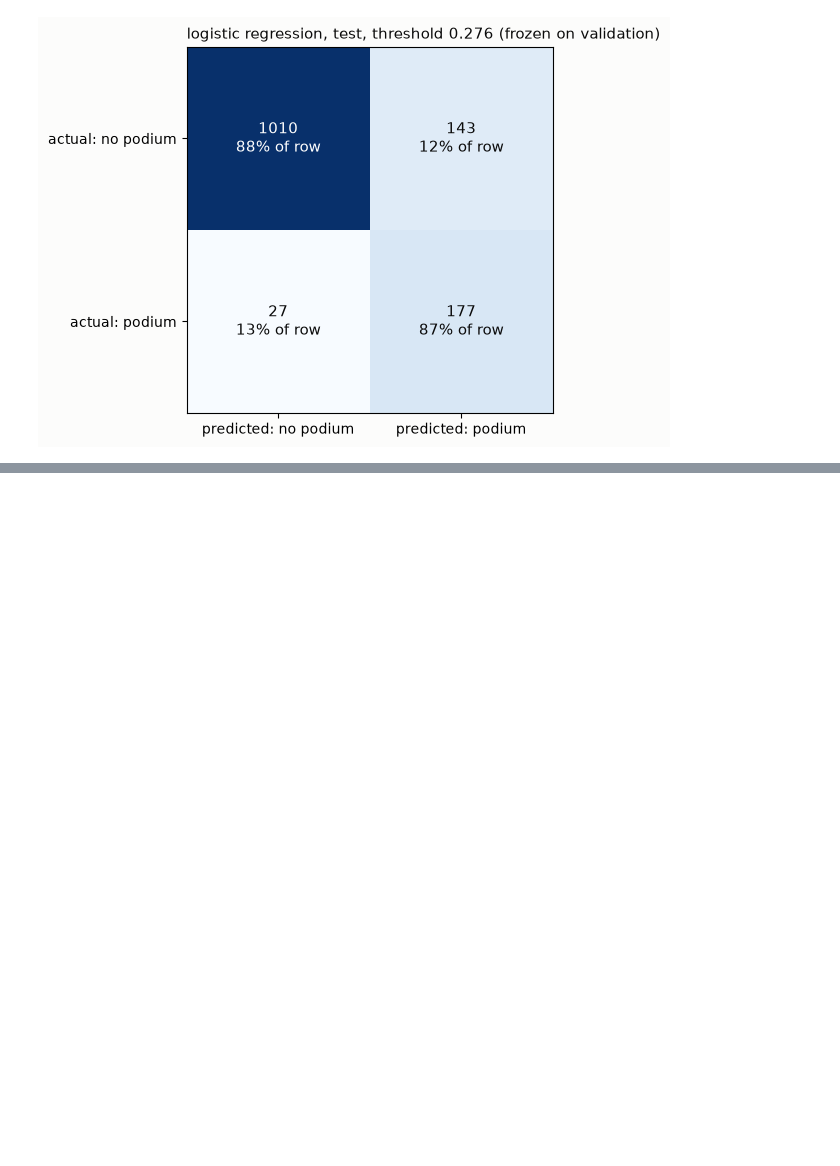
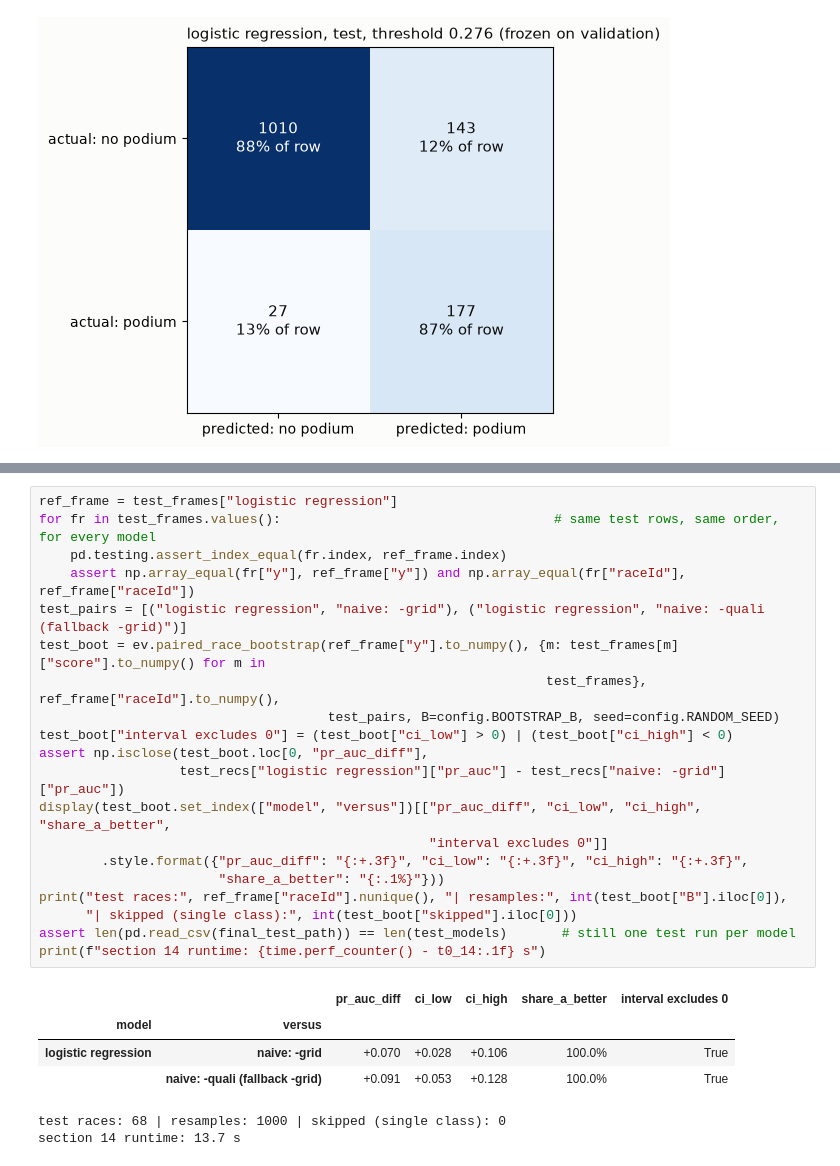
Before and after one commit to YShimy/f1-podium, a Jupyter notebook: notebooks/milestone1.ipynb, the cells around one changed output, grey strips where cells are left out. Drawn from its saved outputs; the diff is of its cells as text; blank space fills up the shorter version.

```diff
--- a/notebooks/milestone1.ipynb
+++ b/notebooks/milestone1.ipynb
@@ -4579,0 +4584,27 @@ section 14 runtime: 12.0 s
+# %%
+ref_frame = test_frames["logistic regression"]
+for fr in test_frames.values():                                   # same test rows, same order, for every model
+    pd.testing.assert_index_equal(fr.index, ref_frame.index)
+    assert np.array_equal(fr["y"], ref_frame["y"]) and np.array_equal(fr["raceId"], ref_frame["raceId"])
+test_pairs = [("logistic regression", "naive: -grid"), ("logistic regression", "naive: -quali (fallback -grid)")]
+test_boot = ev.paired_race_bootstrap(ref_frame["y"].to_numpy(), {m: test_frames[m]["score"].to_numpy() for m in
+                                                                 test_frames}, ref_frame["raceId"].to_numpy(),
+                                     test_pairs, B=config.BOOTSTRAP_B, seed=config.RANDOM_SEED)
+test_boot["interval excludes 0"] = (test_boot["ci_low"] > 0) | (test_boot["ci_high"] < 0)
+assert np.isclose(test_boot.loc[0, "pr_auc_diff"],
+                  test_recs["logistic regression"]["pr_auc"] - test_recs["naive: -grid"]["pr_auc"])
+display(test_boot.set_index(["model", "versus"])[["pr_auc_diff", "ci_low", "ci_high", "share_a_better",
+                                                  "interval excludes 0"]]
+        .style.format({"pr_auc_diff": "{:+.3f}", "ci_low": "{:+.3f}", "ci_high": "{:+.3f}",
+                       "share_a_better": "{:.1%}"}))
+print("test races:", ref_frame["raceId"].nunique(), "| resamples:", int(test_boot["B"].iloc[0]),
+      "| skipped (single class):", int(test_boot["skipped"].iloc[0]))
+assert len(pd.read_csv(final_test_path)) == len(test_models)       # still one test run per model
+print(f"section 14 runtime: {time.perf_counter() - t0_14:.1f} s")
+# %% [output]
+|  |  | pr_auc_diff | ci_low | ci_high | share_a_better | interval excludes 0 |
+| model | versus |  |  |  |  |  |
+| logistic regression | naive: -grid | +0.070 | +0.028 | +0.106 | 100.0% | True |
+|  | naive: -quali (fallback -grid) | +0.091 | +0.053 | +0.128 | 100.0% | True |
+test races: 68 | resamples: 1000 | skipped (single class): 0
+section 14 runtime: 13.7 s
```
Also changed, not shown: parts of 7 cells of this notebook, 1 other file.
